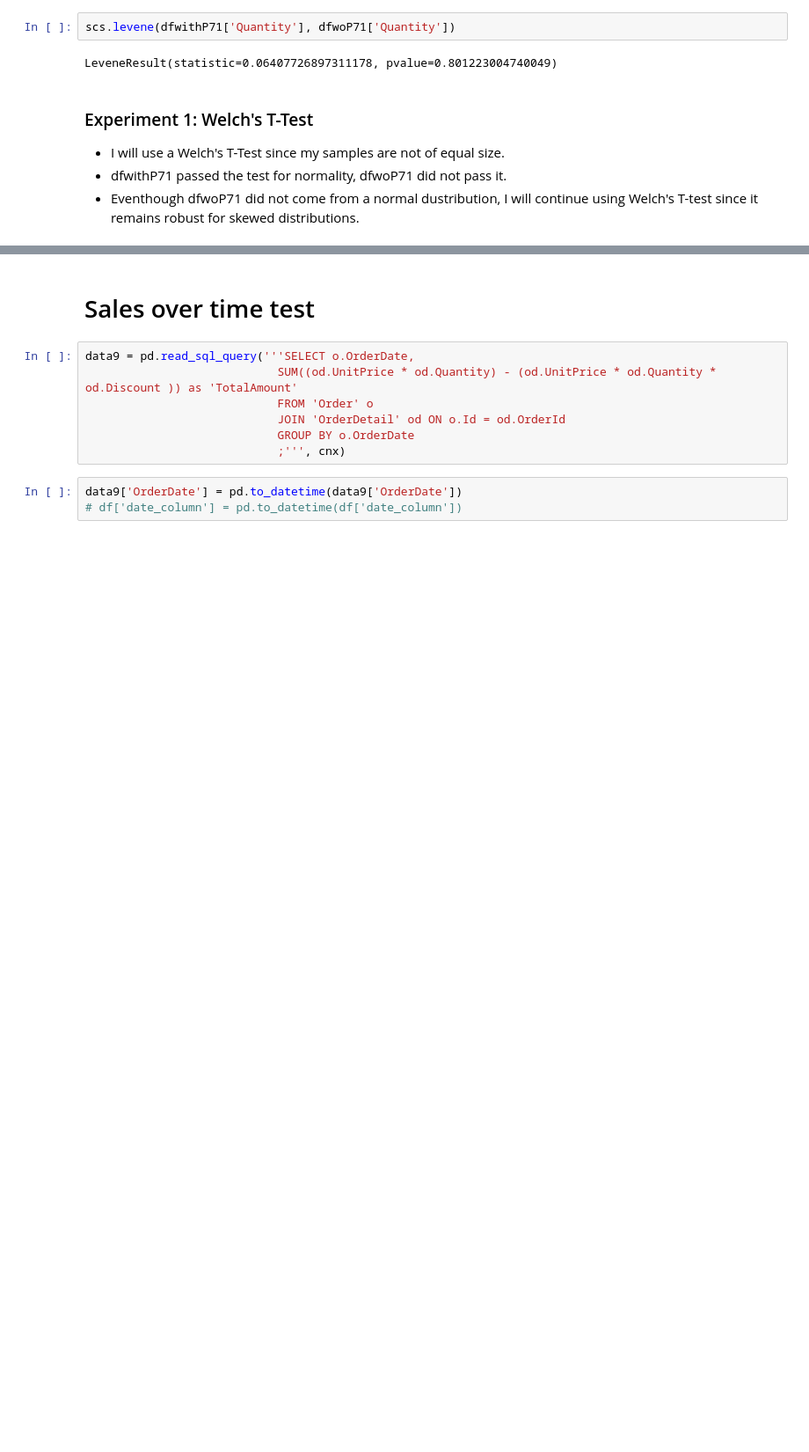
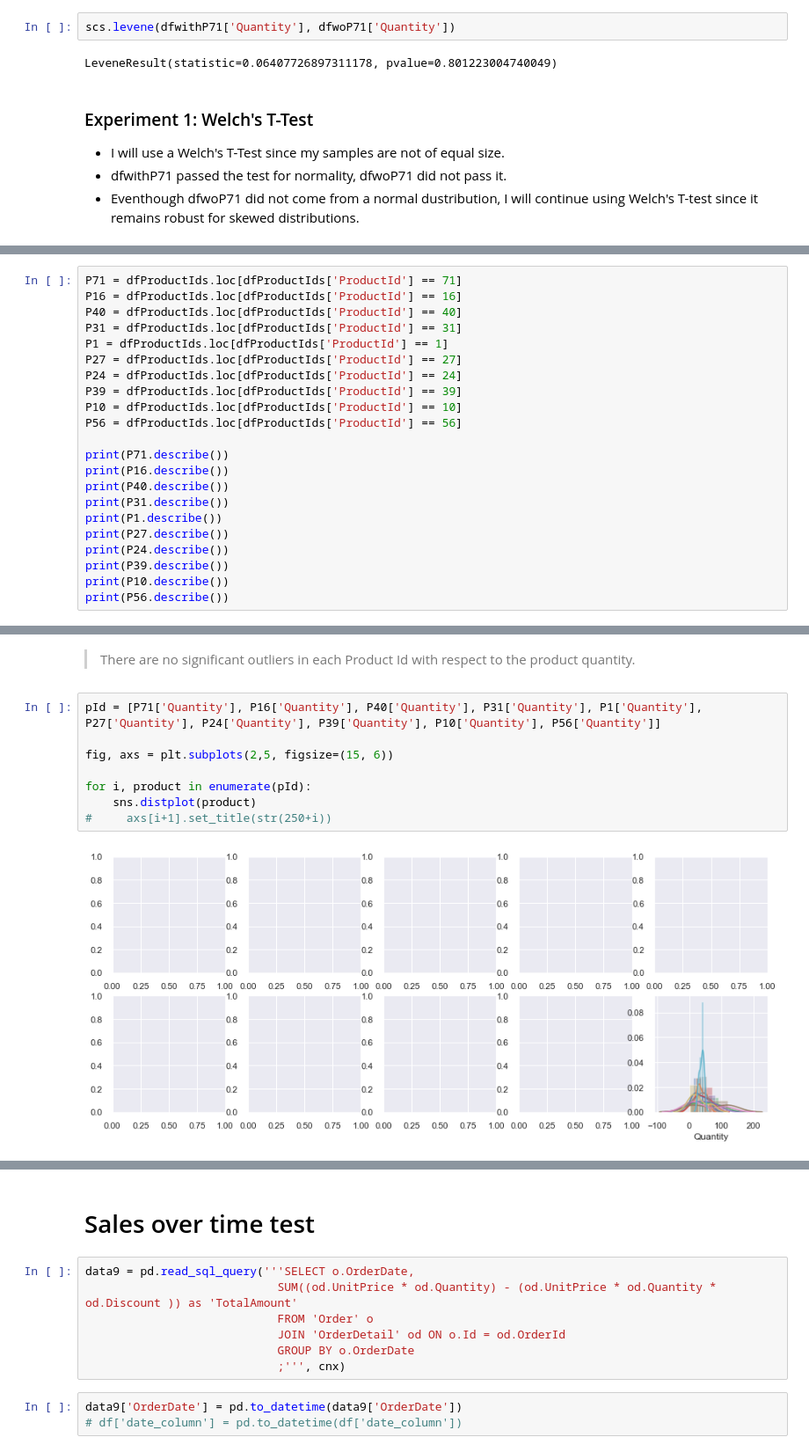
Before and after one commit to Francismorales/dsc-mod-3-project-online-ds-pt-061019, a Jupyter notebook: Project2-Northwind_Hypothesis_Testing.ipynb, the cells around one changed output, grey strips where cells are left out. Shown at 88% size. Drawn from its saved outputs; the diff is of its cells as text; blank space fills up the shorter version.

```diff
--- a/Project2-Northwind_Hypothesis_Testing.ipynb
+++ b/Project2-Northwind_Hypothesis_Testing.ipynb
@@ -820,0 +901,22 @@ W
+# %%
+P71 = dfProductIds.loc[dfProductIds['ProductId'] == 71]
+P16 = dfProductIds.loc[dfProductIds['ProductId'] == 16]
+P40 = dfProductIds.loc[dfProductIds['ProductId'] == 40]
+P31 = dfProductIds.loc[dfProductIds['ProductId'] == 31]
+P1 = dfProductIds.loc[dfProductIds['ProductId'] == 1]
+P27 = dfProductIds.loc[dfProductIds['ProductId'] == 27]
+P24 = dfProductIds.loc[dfProductIds['ProductId'] == 24]
+P39 = dfProductIds.loc[dfProductIds['ProductId'] == 39]
+P10 = dfProductIds.loc[dfProductIds['ProductId'] == 10]
+P56 = dfProductIds.loc[dfProductIds['ProductId'] == 56]
+
+print(P71.describe())
+print(P16.describe())
+print(P40.describe())
+print(P31.describe())
+print(P1.describe())
+print(P27.describe())
+print(P24.describe())
+print(P39.describe())
+print(P10.describe())
+print(P56.describe())
@@ -820,0 +945,12 @@ W
+# %% [markdown]
+> There are no significant outliers in each Product Id with respect to the product quantity.
+# %%
+pId = [P71['Quantity'], P16['Quantity'], P40['Quantity'], P31['Quantity'], P1['Quantity'], P27['Quantity'], P24['Quantity'], P39['Quantity'], P10['Quantity'], P56['Quantity']]
+
+fig, axs = plt.subplots(2,5, figsize=(15, 6))
+
+for i, product in enumerate(pId):
+    sns.distplot(product)
+#     axs[i+1].set_title(str(250+i))
+# %% [output]
+[figure, added]
```
Also changed, not shown: parts of 21 cells of this notebook.
